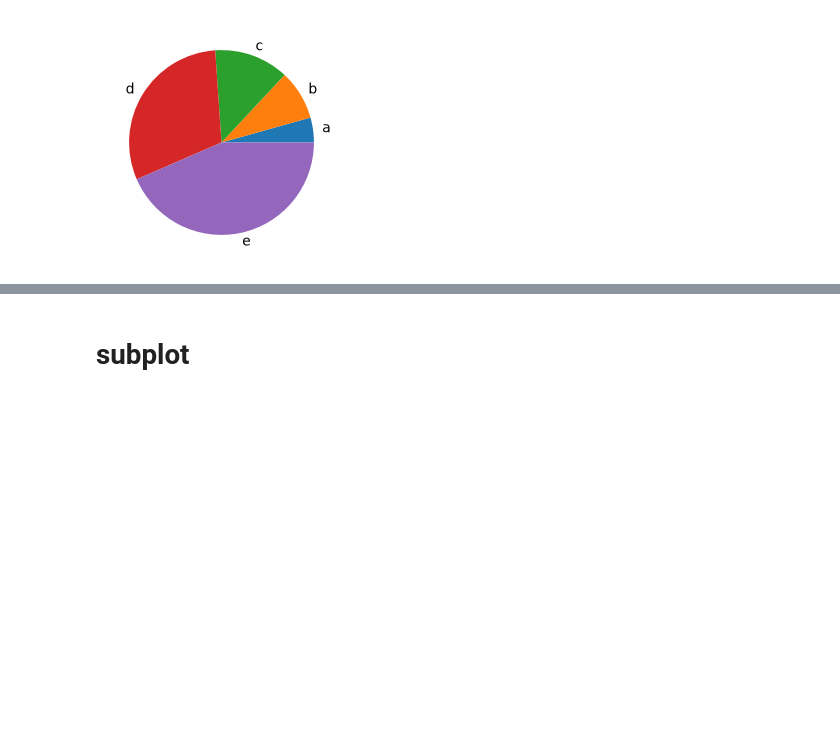
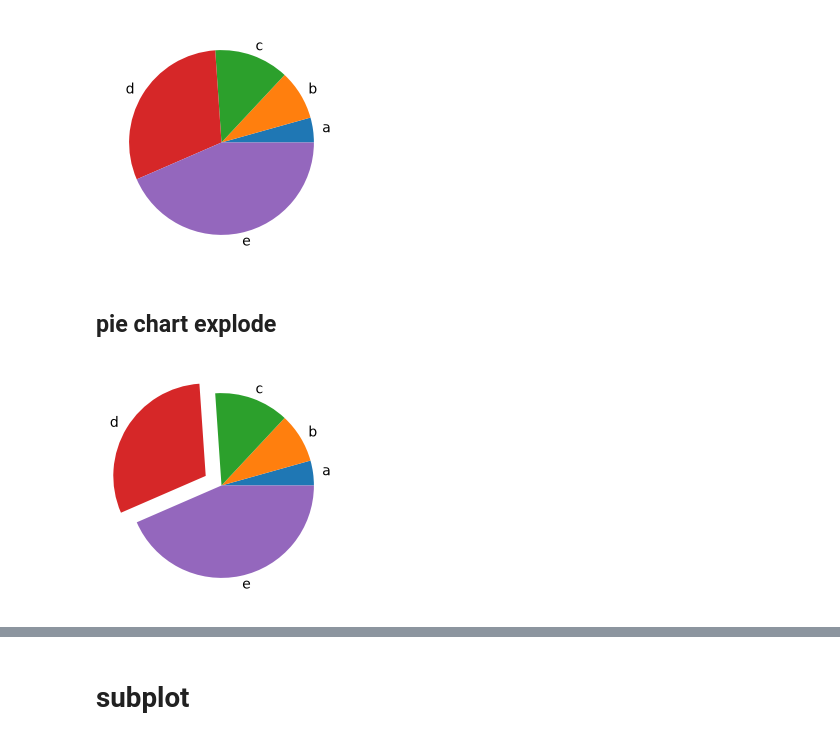
Before and after one commit to TJ-Paul/python-notes, a Jupyter notebook: 3_matplotlib_basic.ipynb, the cells around one changed output, grey strips where cells are left out. Drawn from its saved outputs; the diff is of its cells as text; code cells hidden in the pictures; blank space fills up the shorter version.

```diff
--- a/3_matplotlib_basic.ipynb
+++ b/3_matplotlib_basic.ipynb
@@ -136,3 +198,19 @@ plt.pie(xs, labels = labels)
 plt.show()
 # %% [output]
 [figure]
+# %% [markdown]
+## pie chart explode
+# %%
+plt.figure(figsize=(3,3))
+
+
+xs = np.array([1,2,3,7,10])
+ys = np.array([12,32,42,45,11])
+
+labels = ['a','b','c','d','e']
+
+plt.pie(xs, labels = labels,
+            explode = [0,00,0,0.2,0])
+plt.show()
+# %% [output]
+[figure, added]
```
Also changed, not shown: parts of 9 cells of this notebook, 8 other files.
